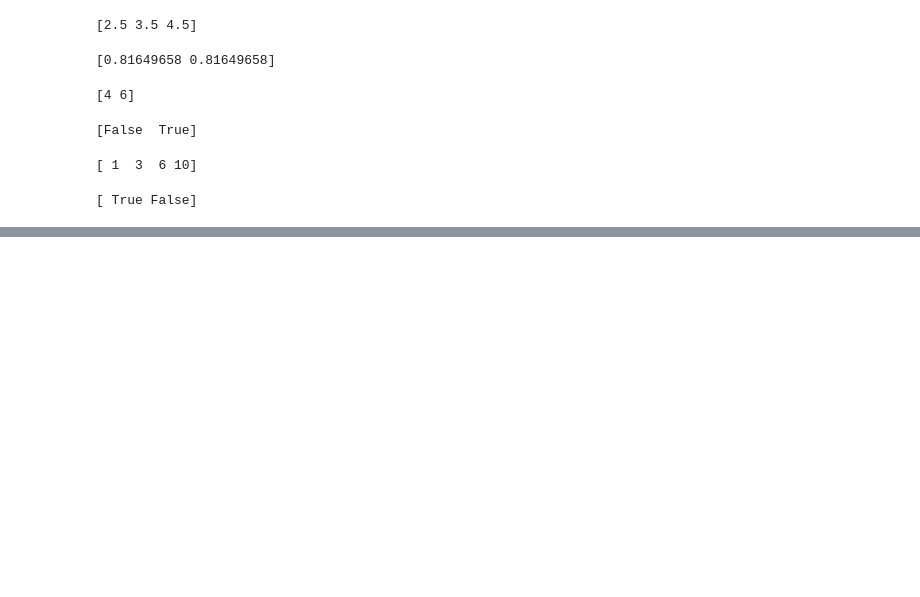
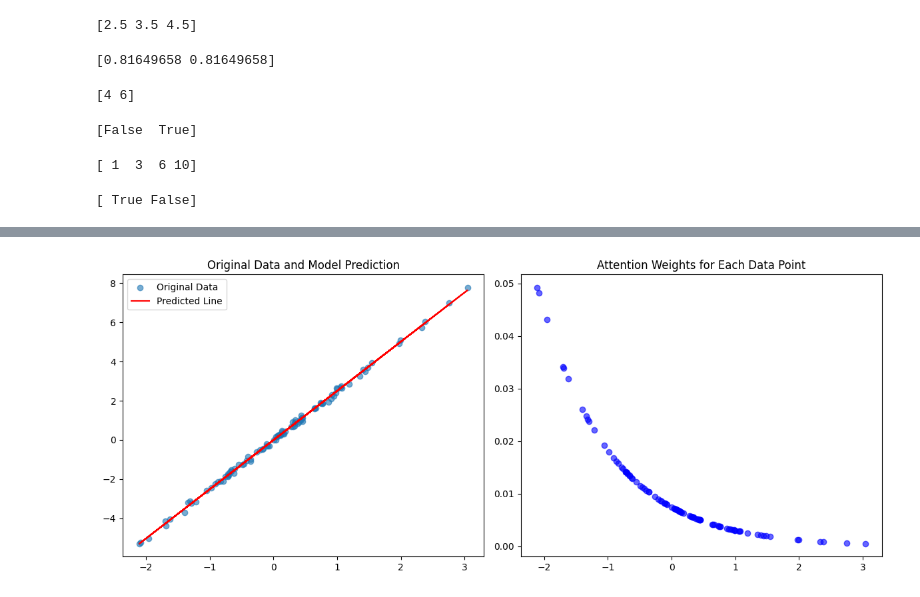
Before and after one commit to subodhkhanger/Awesome-LLM, a Jupyter notebook: numpy.ipynb, the cells around one changed output, grey strips where cells are left out. Cells and saved outputs as stored; diff of their text form; code cells hidden in the pictures; blank space fills up the shorter version.

```diff
--- a/numpy.ipynb
+++ b/numpy.ipynb
@@ -335,0 +464,26 @@ print(b) # Output: [ True False]
+# %%
+import matplotlib.pyplot as plt
+
+# Model prediction after training
+predicted, attention_weights = model(x)
+predicted = predicted.detach().numpy()
+attention_weights = attention_weights.detach().numpy()
+
+plt.figure(figsize=(12, 5))
+
+# Original data and prediction
+plt.subplot(1, 2, 1)
+plt.scatter(x.numpy(), y.numpy(), label="Original Data", alpha=0.6)
+plt.plot(x.numpy(), predicted, color="red", label="Predicted Line")
+plt.title("Original Data and Model Prediction")
+plt.legend()
+
+# Attention weights
+plt.subplot(1, 2, 2)
+plt.scatter(x.numpy(), attention_weights, color="blue", alpha=0.6)
+plt.title("Attention Weights for Each Data Point")
+
+plt.tight_layout()
+plt.show()
+# %% [output]
+[figure, added]
```
Also changed, not shown: parts of 10 cells of this notebook.
